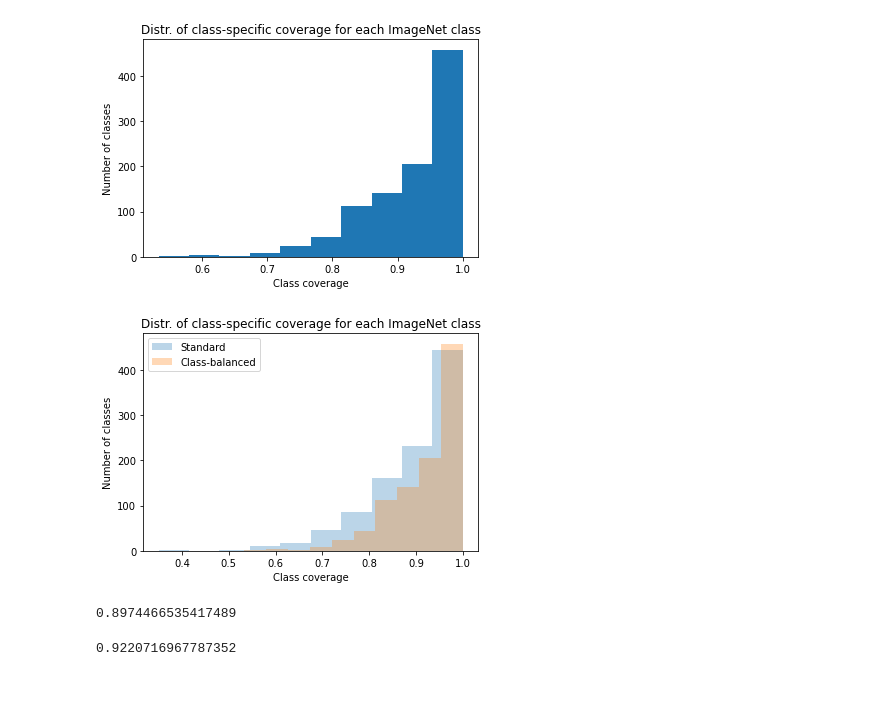
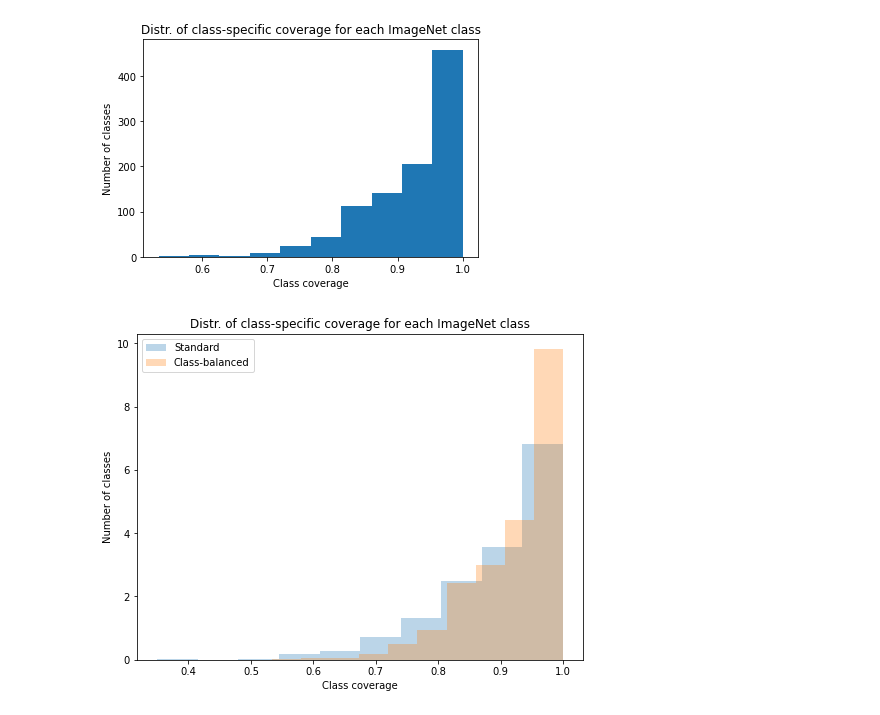
Before and after one commit to tiffanyding/empirical-bayes-conformal, a Jupyter notebook: imagenet_experiments.ipynb, the cells around one changed output. Drawn from its saved outputs; the diff is of its cells as text; code cells hidden in the pictures; blank space fills up the shorter version.

```diff
--- a/imagenet_experiments.ipynb
+++ b/imagenet_experiments.ipynb
@@ -69,12 +73,12 @@ softmax_scores = special.softmax(logits, axis=1)
 scores = 1 - softmax_scores
 
 # ======== SHUFFLE AND SPLIT DATA ========
-split = 25000
+num_calib = 25000
 idx = np.random.permutation(np.arange(len(labels)))
 shuffled_logits = scores[idx]
 shuffled_labels = labels[idx]
-calib_scores, calib_labels = scores[:split], labels[:split]
-val_scores, val_labels = scores[split:], labels[split:]
+calib_scores, calib_labels = scores[:num_calib], labels[:num_calib]
+val_scores, val_labels = scores[num_calib:], labels[num_calib:]
 # %%
 # ======== STANDARD CONFORMAL INFERENCE ========
 # --- Get confidence sets ---
@@ -126,25 +130,39 @@ Class-balanced conformal inference "marginal coverage": 92.13%
 [figure]
 # %%
 # plt.hist(calib_scores[2])
-# %%
-# Combine histograms into one plot
-
-plt.hist(class_specific_cov, label="Standard", alpha=.3)
-plt.hist(cb_class_specific_cov, label="Class-balanced", alpha=.3)
-plt.xlabel('Class coverage')
-plt.ylabel('Number of classes')
-plt.title('Distr. of class-specific coverage for each ImageNet class')
-plt.legend()
-plt.show()
-# %% [output]
-[figure, removed]
+# %%
+## Plot
+plt.figure(figsize=(8,6))
+
+# Combine histograms into one plot
+plt.hist(class_specific_cov, label="Standard", alpha=.3, density=True)
+plt.hist(cb_class_specific_cov, label="Class-balanced", alpha=.3, density=True)
+
+# TODO: Fix this
+# # Plot analytical distribution if we assume
+# #  (1) We have an infinite amount of validation data
+# #  (2) The calibration set contains an equal number of each class [Note: I'm still working on deriving the distribution when we relax this assumption]
+# # (Copied from Anastasios' code in correctness-checks.ipynb, which is linked to in Gentle Intro Section 3)
+# n = num_calib / 1000 # This is where Assumption 2 is used
+# l = np.floor((n+1)*alpha)
+# a = n + 1 - l
+# b = l
+# rv = beta(a, b)
+# x = np.linspace(0.4,1,1000)
+# plt.plot(x, rv.pdf(x), lw=3, label=f'Theoretical distribution (assuming equal number of instances of each class)')
+
+
+# Label plot
+plt.xlabel('Class coverage')
+plt.ylabel('Number of classes')
+plt.title('Distr. of class-specific coverage for each ImageNet class')
+plt.legend(loc='upper left')
+plt.show()
+# %% [output]
+[figure, added]
 # %%
 np.mean(class_specific_cov)
-# %% [output]
-0.8974466535417489
 # %%
 np.mean(cb_class_specific_cov)
-# %% [output]
-0.9220716967787352
 # %%
 class_balanced_ci_preds
```
Also changed, not shown: parts of 6 cells of this notebook, 2 other files.
